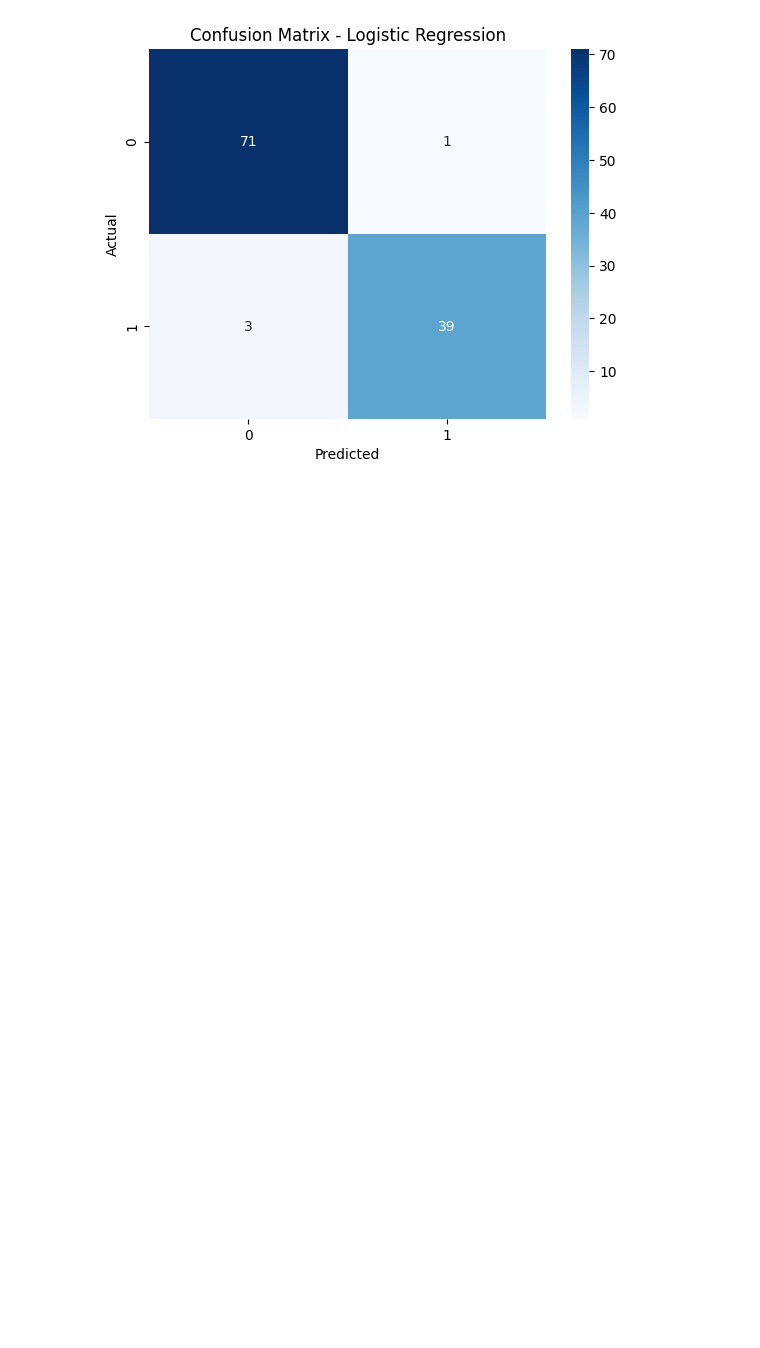
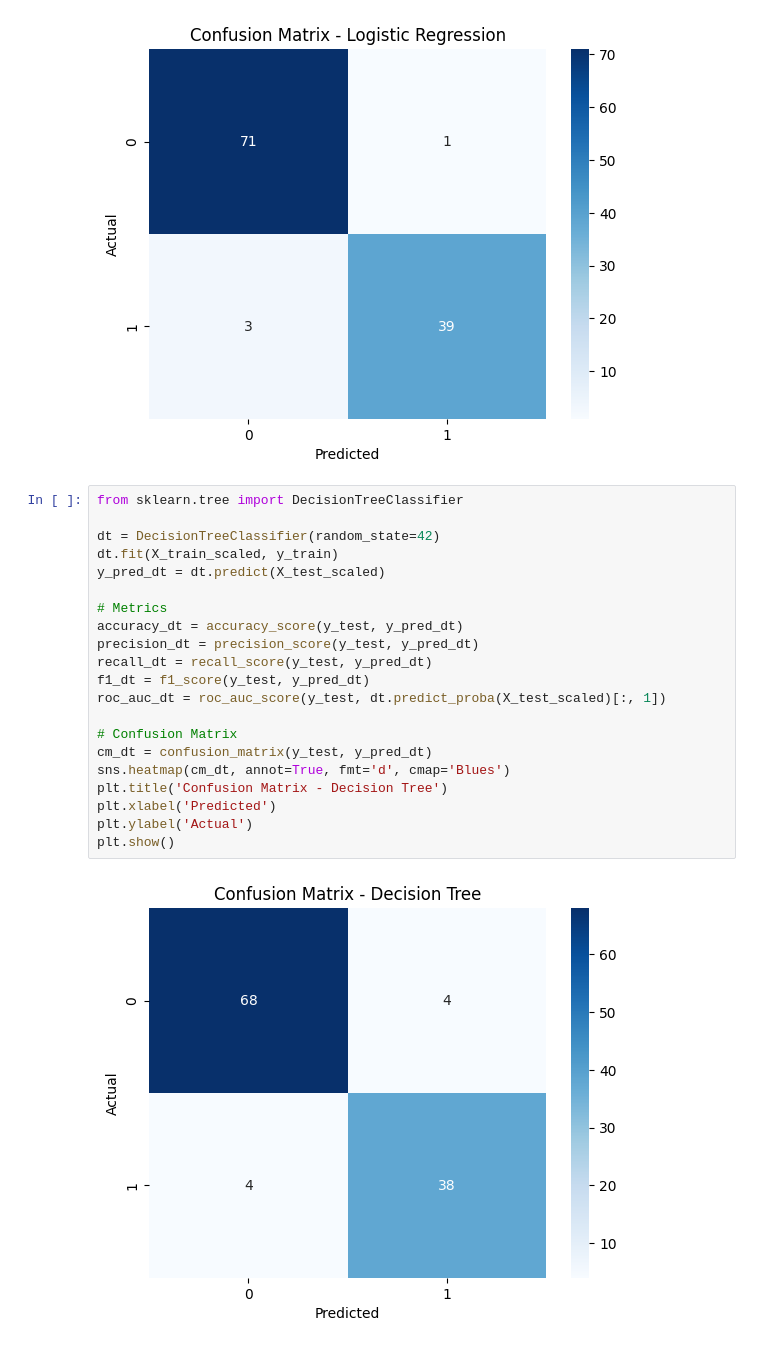
Before and after one commit to Dani7867/breast-cancer-ml, a Jupyter notebook: ML_BreastCancerDetection_C2_36.ipynb, the cells around one changed output. Drawn from its saved outputs; the diff is of its cells as text; blank space fills up the shorter version.

Commit message:
- Decision Tree done
Captures non-linear relationships, interpretable via tree structure.

```diff
--- a/ML_BreastCancerDetection_C2_36.ipynb
+++ b/ML_BreastCancerDetection_C2_36.ipynb
@@ -119,5 +119,28 @@ plt.ylabel('Actual')
 plt.show()
 # %% [output]
 [figure]
+# %%
+from sklearn.tree import DecisionTreeClassifier
+
+dt = DecisionTreeClassifier(random_state=42)
+dt.fit(X_train_scaled, y_train)
+y_pred_dt = dt.predict(X_test_scaled)
+
+# Metrics
+accuracy_dt = accuracy_score(y_test, y_pred_dt)
+precision_dt = precision_score(y_test, y_pred_dt)
+recall_dt = recall_score(y_test, y_pred_dt)
+f1_dt = f1_score(y_test, y_pred_dt)
+roc_auc_dt = roc_auc_score(y_test, dt.predict_proba(X_test_scaled)[:, 1])
+
+# Confusion Matrix
+cm_dt = confusion_matrix(y_test, y_pred_dt)
+sns.heatmap(cm_dt, annot=True, fmt='d', cmap='Blues')
+plt.title('Confusion Matrix - Decision Tree')
+plt.xlabel('Predicted')
+plt.ylabel('Actual')
+plt.show()
+# %% [output]
+[figure, added]
 # %%
 results = pd.DataFrame({
```
Also changed, not shown: parts of 1 cell of this notebook.
